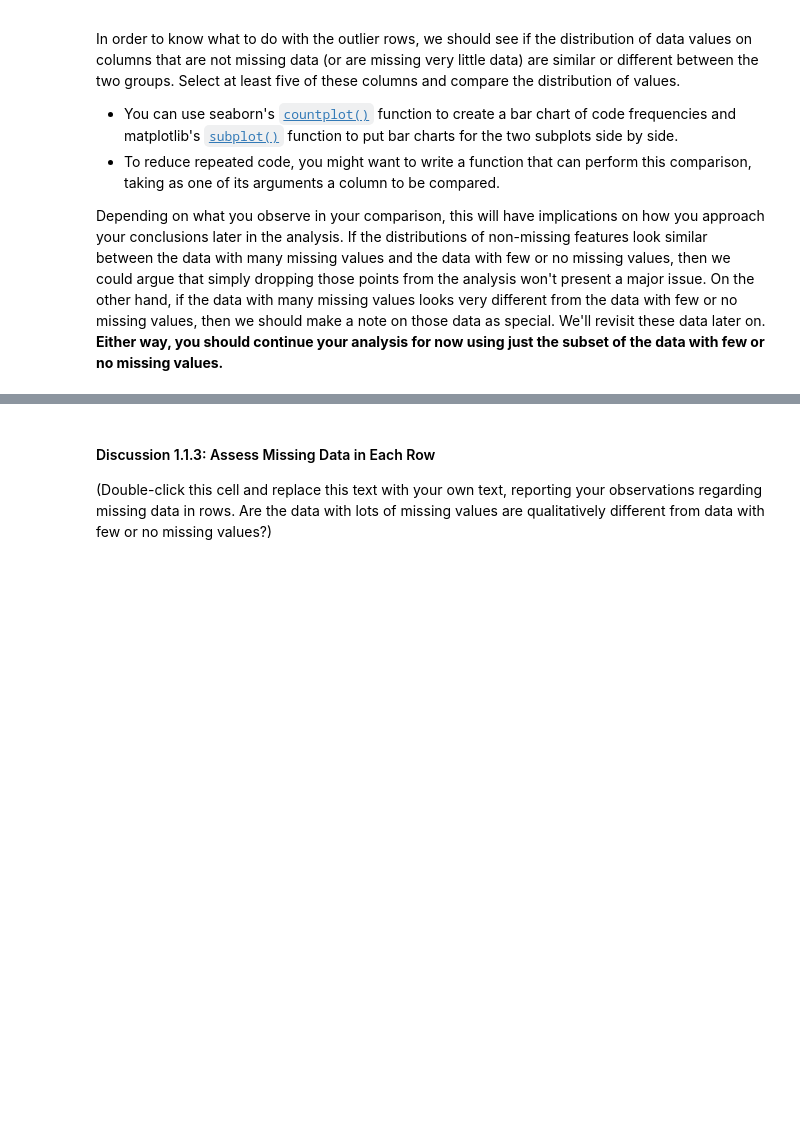
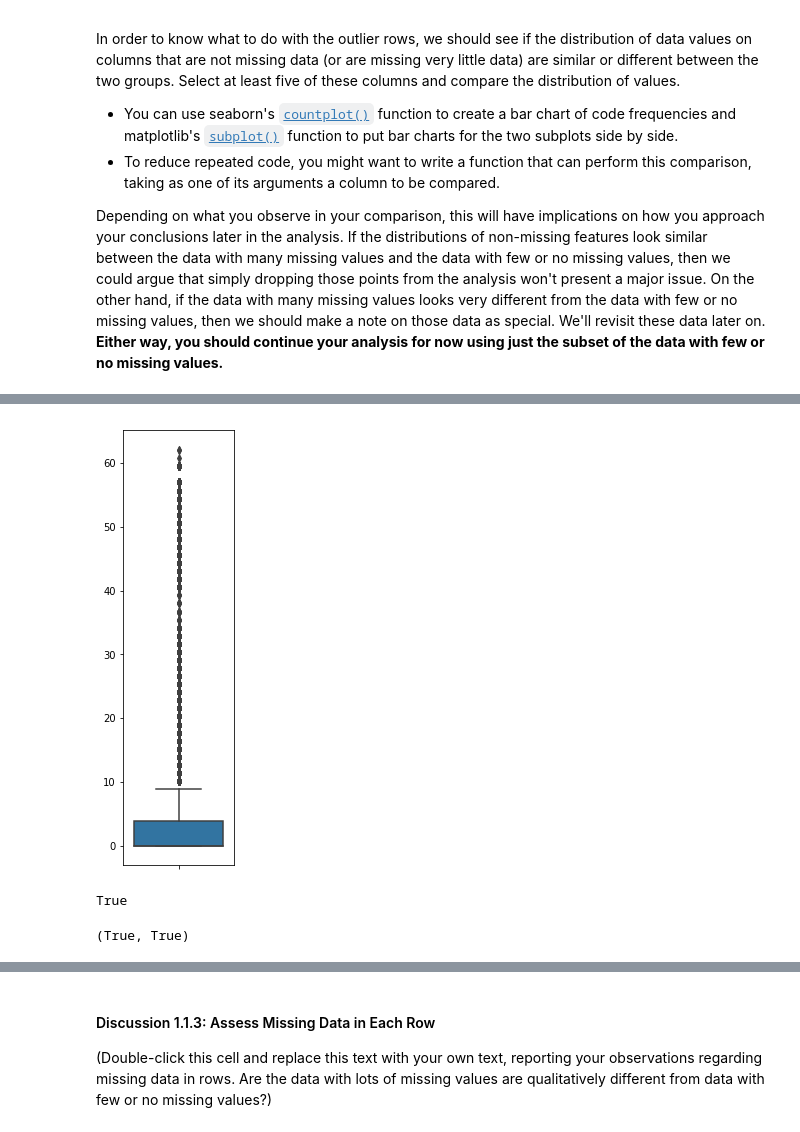
Before and after one commit to sclkan/Identify-Customer-Segments, a Jupyter notebook: Identify_Customer_Segments.ipynb, the cells around one changed output, grey strips where cells are left out. Saved outputs shown, nothing was run; the diff lists cells and outputs as text; code cells hidden in the pictures; blank space fills up the shorter version.

```diff
--- a/Identify_Customer_Segments.ipynb
+++ b/Identify_Customer_Segments.ipynb
@@ -205,0 +209,6 @@ Depending on what you observe in your comparison, this will have implications on
+# %%
+#Use boxplot aka the IQR to find outlineres
+plt.figure(figsize=[2,8])
+sb.boxplot(y= missing_rows);
+# %% [output]
+[figure, added]
@@ -206,3 +223,8 @@ Depending on what you observe in your comparison, this will have implications on
+# %%
+#Make sure we have all the entries
+clean.shape[0] == outliners.shape[0] + keep.shape[0]
+# %% [output]
+True
 # %%
 # Write code to divide the data into two subsets based on the number of missing
 # values in each row.
@@ -209,3 +233,7 @@ Depending on what you observe in your comparison, this will have implications on
+# %%
+keep_df.shape[0] == keep.shape[0], outliners.shape[0] == outliners.shape[0]
+# %% [output]
+(True, True)
 # %%
 # Compare the distribution of values for at least five columns where there are
 # no or few missing values, between the two subsets.
```
Also changed, not shown: parts of 14 cells of this notebook.
